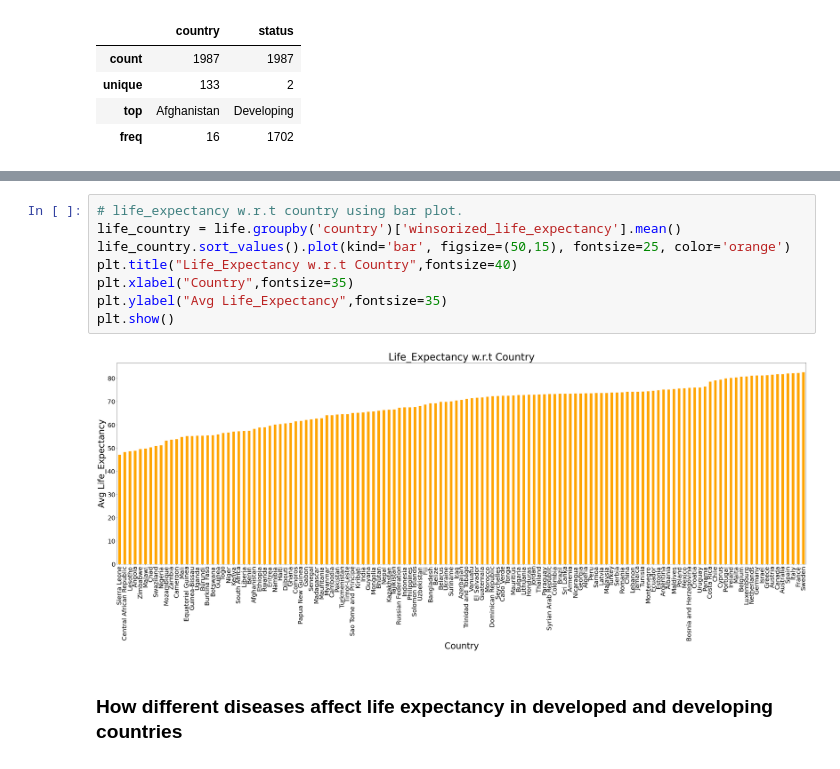
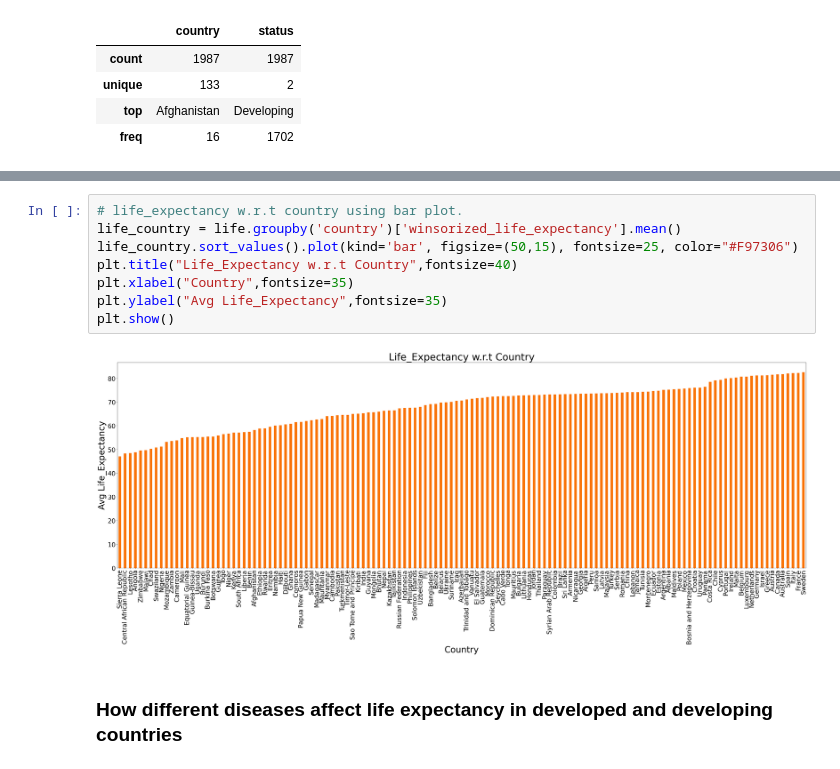
Before and after one commit to notShyam7/life-expectancy, a Jupyter notebook: LifeExpectancy.ipynb, the cells around one changed output, grey strips where cells are left out. Saved outputs shown, nothing was run; the diff lists cells and outputs as text.

```diff
--- a/LifeExpectancy.ipynb
+++ b/LifeExpectancy.ipynb
@@ -715,13 +716,13 @@ plt.show()
 # %%
 # life_expectancy w.r.t country using bar plot.
 life_country = life.groupby('country')['winsorized_life_expectancy'].mean()
-life_country.sort_values().plot(kind='bar', figsize=(50,15), fontsize=25, color='orange')
+life_country.sort_values().plot(kind='bar', figsize=(50,15), fontsize=25, color="#F97306")
 plt.title("Life_Expectancy w.r.t Country",fontsize=40)
 plt.xlabel("Country",fontsize=35)
 plt.ylabel("Avg Life_Expectancy",fontsize=35)
 plt.show()
 # %% [output]
-[figure, old version]
+[figure, new version]
 # %% [markdown]
 ### **How different diseases affect life expectancy in developed and developing countries**
 # %%
```
Also changed, not shown: parts of 13 cells of this notebook.
